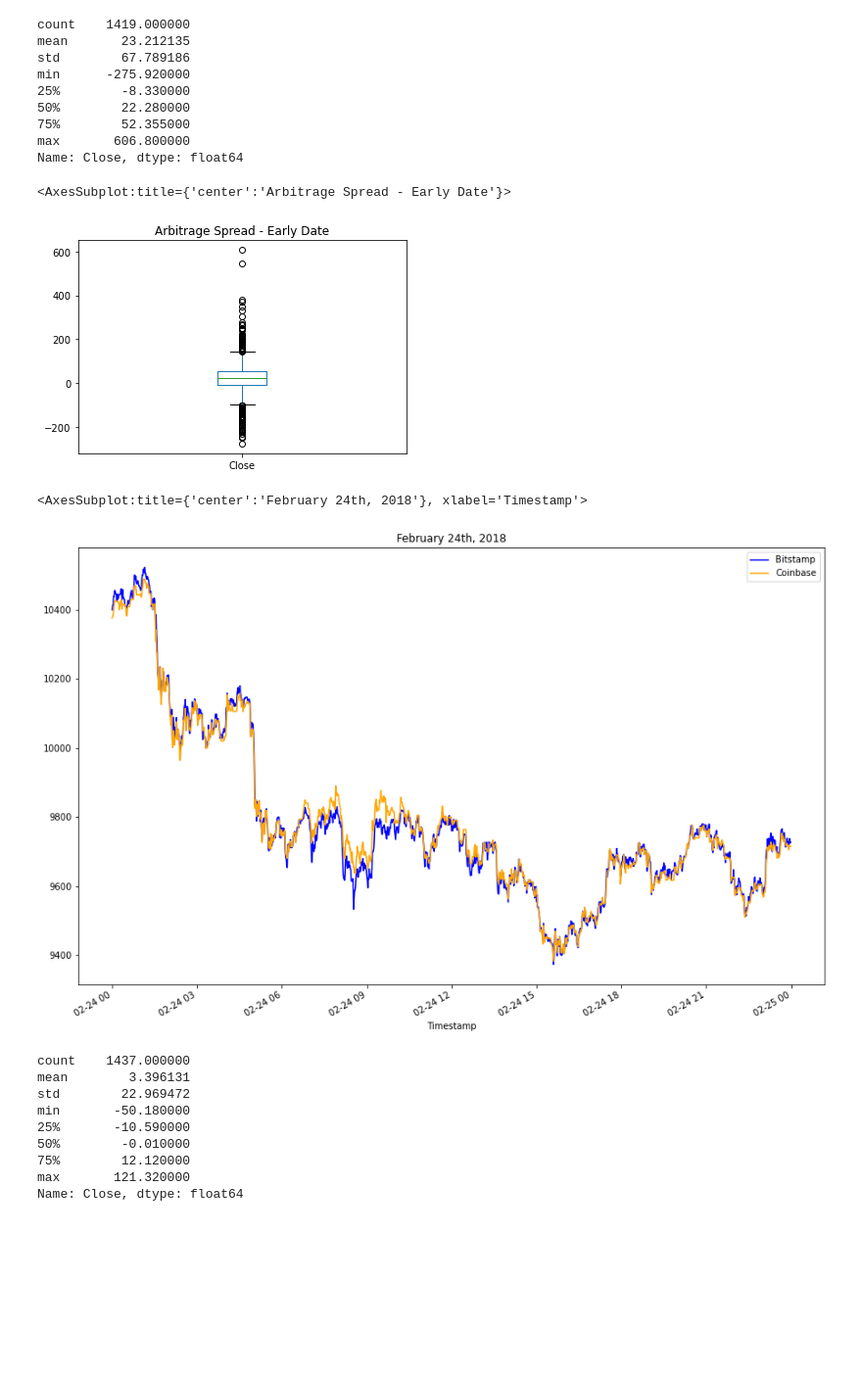
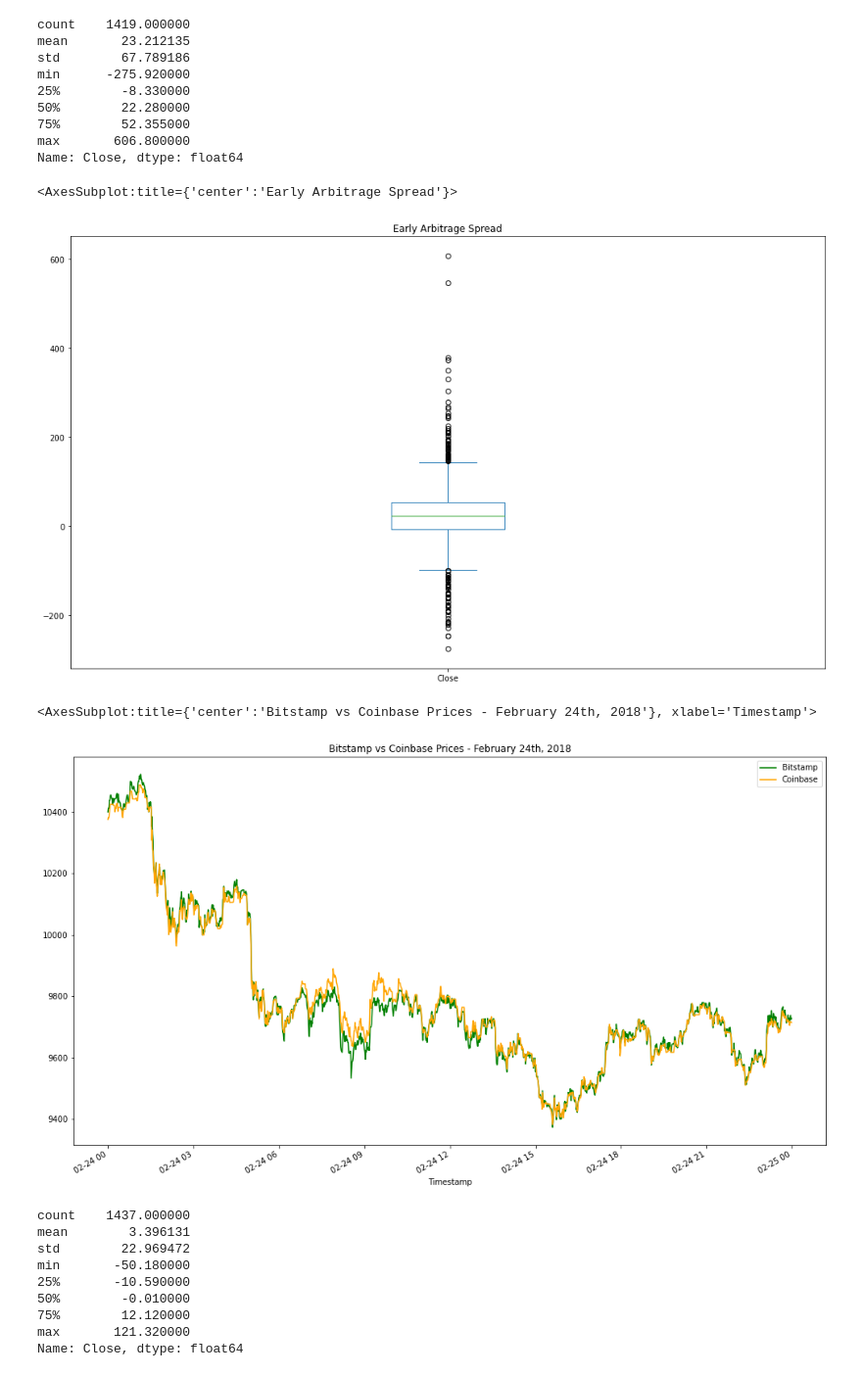
Before and after one commit to nustalgic/Arbitrage-Opportunities-in-Bitcoin, a Jupyter notebook: Starter_Code/crypto_arbitrage.ipynb, the cells around one changed output. Shown at 98% size. Saved outputs shown, nothing was run; the diff lists cells and outputs as text; code cells hidden in the pictures; blank space fills up the shorter version.

```diff
--- a/Starter_Code/crypto_arbitrage.ipynb
+++ b/Starter_Code/crypto_arbitrage.ipynb
@@ -144,6 +156,10 @@ coinbase.dropna()
 129322 rows × 7 columns
 # %%
 coinbase.loc[:, "Close"] = coinbase.loc[:, "Close"].str.replace("$", "")
+# %%
+coinbase.loc[:, "Close"] = coinbase.loc[:, "Close"].astype("float")
+# %%
+coinbase = coinbase.drop_duplicates()
 # %% [markdown]
 ## Analyze the Data
 
@@ -286,10 +316,10 @@ Focus your analysis on specific dates by completing the following steps:
 # %%
 # Using the early date that you have selected, calculate the arbitrage spread
 # by subtracting the bitstamp lower closing prices from the coinbase higher closing prices
-arbitrage_spread_early = # YOUR CODE HERE
+arbitrage_spread_early = coinbase_sliced.loc['2018-01-16'] - bitstamp_sliced.loc['2018-01-16']
 
 # Generate summary statistics for the early DataFrame
-# YOUR CODE HERE
+arbitrage_spread_early.describe()
 # %% [output]
 count    1419.000000
 mean       23.212135
@@ -302,17 +332,18 @@ max       606.800000
 Name: Close, dtype: float64
 # %%
 # Visualize the arbitrage spread from early in the dataset in a box plot
-# YOUR CODE HERE
+arbitrage_spread_early.plot(kind='box', figsize=(17,10), title = "Early Arbitrage Spread")
 # %% [output]
-<AxesSubplot:title={'center':'Arbitrage Spread - Early Date'}>
+<AxesSubplot:title={'center':'Early Arbitrage Spread'}>
-[figure, old version]
+[figure, new version]
 # %%
 # Create an overlay plot that visualizes the two dataframes over a period of one day from the middle of the dataset.
 # Be sure that the plots include the parameters `legend`, `figsize`, `title`, `color` and `label`
-# YOUR CODE HERE
+bitstamp_sliced.loc['2018-02-24'].plot(legend=True, kind='line', figsize=(17,10), color="green",  title="Bitstamp vs Coinbase Prices - February 24th, 2018", label="Bitstamp")
+coinbase_sliced.loc['2018-02-24'].plot(legend=True, kind='line', figsize=(17,10), color="orange",  label="Coinbase")
 # %% [output]
-<AxesSubplot:title={'center':'February 24th, 2018'}, xlabel='Timestamp'>
+<AxesSubplot:title={'center':'Bitstamp vs Coinbase Prices - February 24th, 2018'}, xlabel='Timestamp'>
-[figure, old version]
+[figure, new version]
 # %%
 # Using the date in the middle that you have selected, calculate the arbitrage spread
 # by subtracting the bitstamp lower closing prices from the coinbase higher closing prices
```
Also changed, not shown: parts of 37 cells of this notebook.
